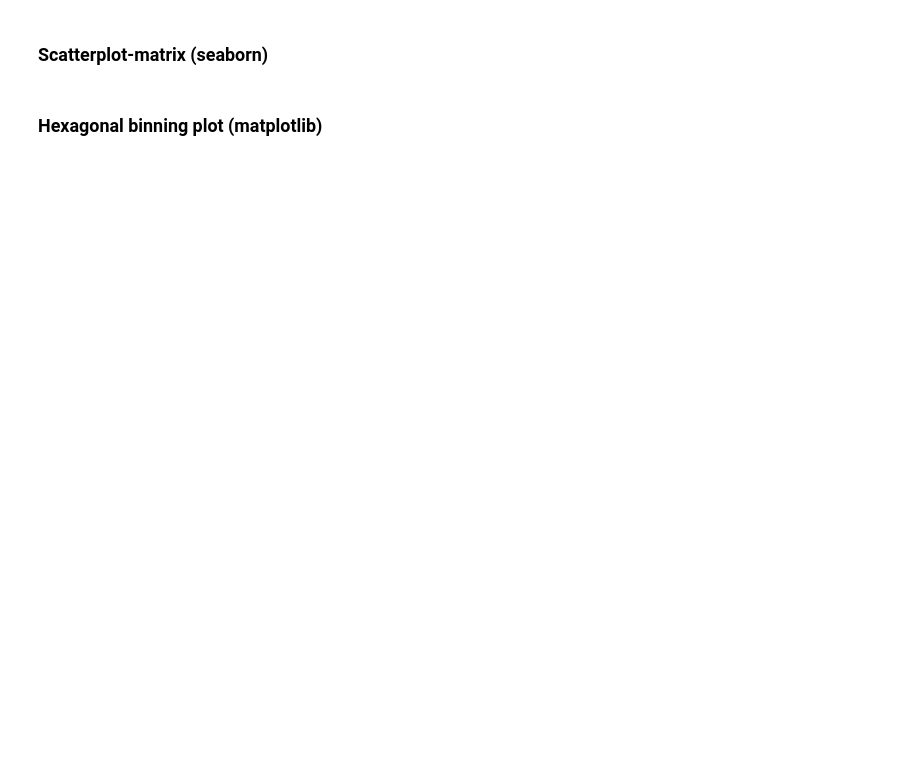
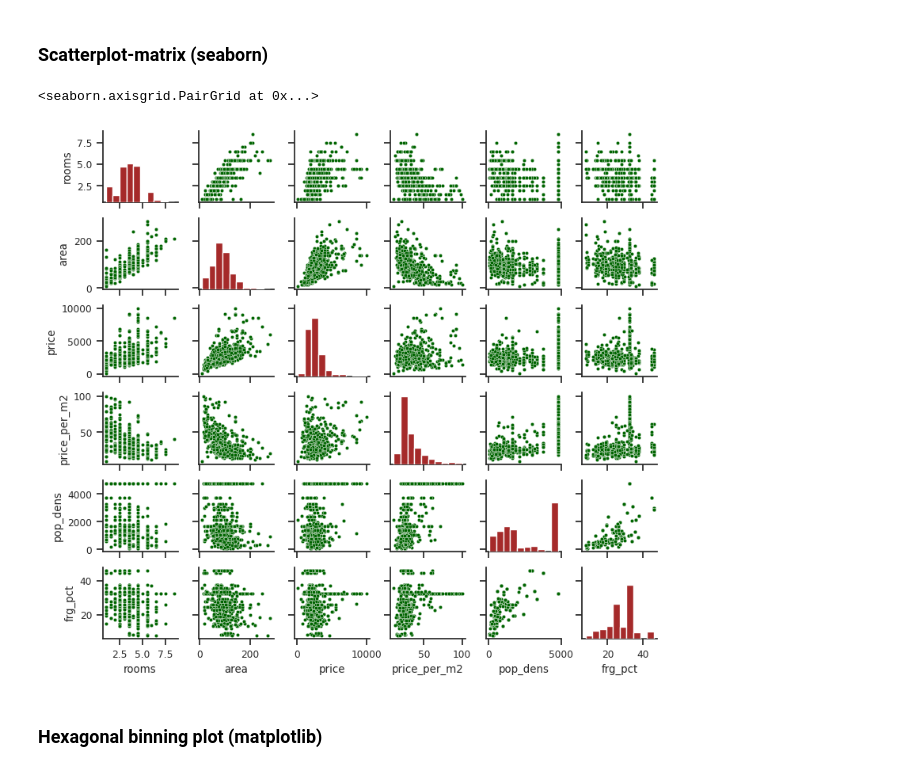
Before and after one commit to JaleRaj/Explorative_Data_Analysis_and_Visualization, a Jupyter notebook: exploratory_data_analysis_apartments_data.ipynb, the cells around one changed output. Saved outputs shown, nothing was run; the diff lists cells and outputs as text; code cells hidden in the pictures; blank space fills up the shorter version.

```diff
--- a/exploratory_data_analysis_apartments_data.ipynb
+++ b/exploratory_data_analysis_apartments_data.ipynb
@@ -398,16 +481,19 @@ plt.show()
 # %%
 sns.set(style="ticks", font_scale=0.8)
 g = sns.PairGrid(df[['rooms',
                      'area',
                      'price',
                      'price_per_m2',
                      'pop_dens',
                      'frg_pct']],
                  height=1.2,
-                 aspect=1)
+                 aspect=1.1)
 g.map_upper(sns.scatterplot,color='darkgreen', s=10)
 g.map_lower(sns.scatterplot, color='darkgreen', s=10)
 g.map_diag(plt.hist, color='brown')
+# %% [output]
+<seaborn.axisgrid.PairGrid at 0x...>
+[figure, added]
 # %% [markdown]
 ### Hexagonal binning plot  (matplotlib)
 # %%
```
Also changed, not shown: parts of 12 cells of this notebook.
